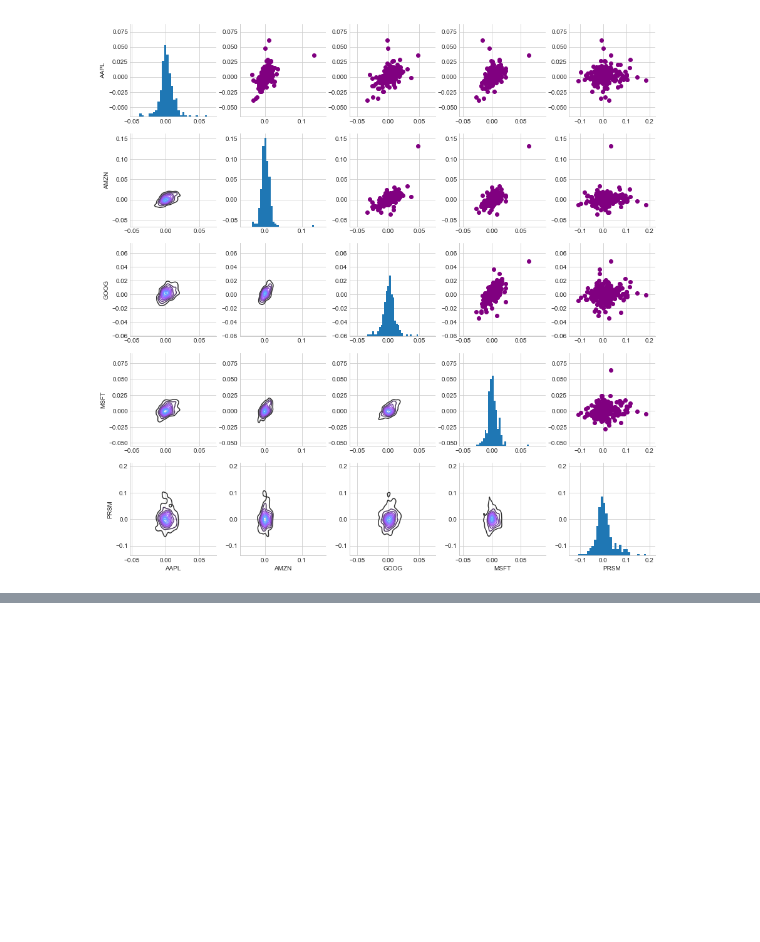
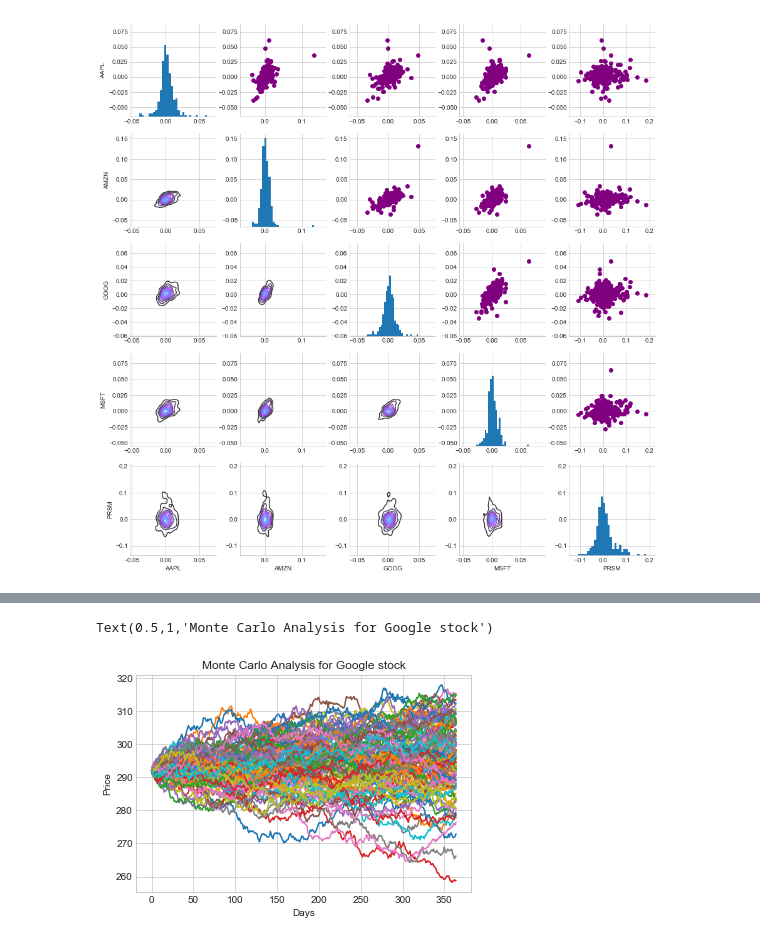
Before and after one commit to anan44/stock_market_analysis, a Jupyter notebook: Stock Market Analysis.ipynb, the cells around one changed output, grey strips where cells are left out. Drawn from its saved outputs; the diff is of its cells as text; code cells hidden in the pictures; blank space fills up the shorter version.

Commit message:
Monte Carlo on Blue Prism

```diff
--- a/Stock Market Analysis.ipynb
+++ b/Stock Market Analysis.ipynb
@@ -353,0 +364,17 @@ returns_fig.map_diag(plt.hist, bins=30)
+# %%
+start_price = 292.00
+
+days = 365
+dt = 1/days
+mu = tech_rets.dropna()["PRSM"].mean()
+sigma = tech_rets.dropna()["PRSM"].std()
+
+for run in range(100):
+    plt.plot(stock_monte_carlo(start_price, days, mu, sigma))
+
+plt.xlabel("Days")
+plt.ylabel("Price")
+plt.title("Monte Carlo Analysis for Google stock")
+# %% [output]
+Text(0.5,1,'Monte Carlo Analysis for Google stock')
+[figure, added]
```
Also changed, not shown: parts of 4 cells of this notebook.
